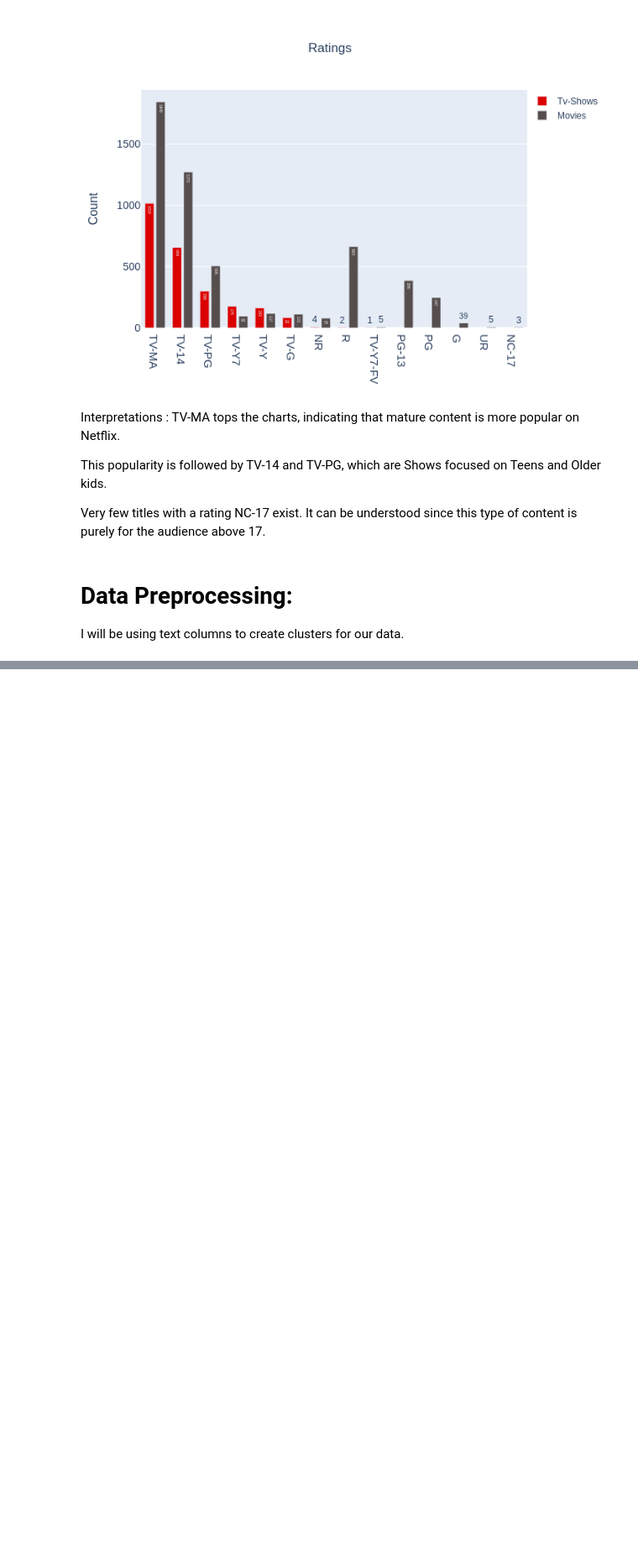
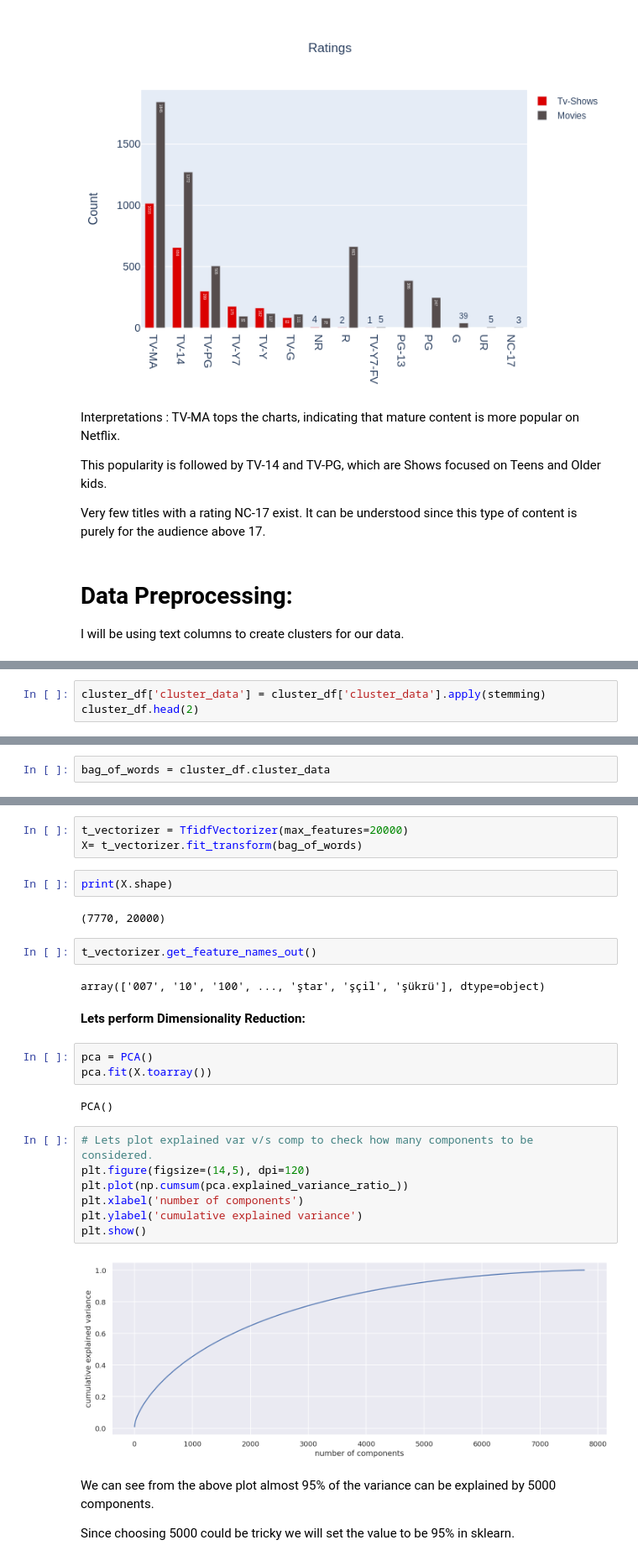
Before and after one commit to Shubhamprasad1995/NETFLIX-MOVIES-AND-TV-SHOWS-CLUSTERING, a Jupyter notebook: NETFLIX_MOVIES_AND_TV_SHOWS_CLUSTERING.ipynb, the cells around one changed output, grey strips where cells are left out. Shown at 84% size. Drawn from its saved outputs; the diff is of its cells as text; blank space fills up the shorter version.

```diff
--- a/NETFLIX_MOVIES_AND_TV_SHOWS_CLUSTERING.ipynb
+++ b/NETFLIX_MOVIES_AND_TV_SHOWS_CLUSTERING.ipynb
@@ -855,0 +915,3 @@ I will be using text columns to create clusters for our data.
+# %%
+cluster_df['cluster_data'] = cluster_df['cluster_data'].apply(stemming)
+cluster_df.head(2)
@@ -855,0 +923,2 @@ I will be using text columns to create clusters for our data.
+# %%
+bag_of_words = cluster_df.cluster_data
@@ -855,0 +927,31 @@ I will be using text columns to create clusters for our data.
+# %%
+t_vectorizer = TfidfVectorizer(max_features=20000)
+X= t_vectorizer.fit_transform(bag_of_words)
+# %%
+print(X.shape)
+# %% [output]
+(7770, 20000)
+# %%
+t_vectorizer.get_feature_names_out()
+# %% [output]
+array(['007', '10', '100', ..., 'ştar', 'şçil', 'şükrü'], dtype=object)
+# %% [markdown]
+**Lets perform Dimensionality Reduction:**
+# %%
+pca = PCA()
+pca.fit(X.toarray())
+# %% [output]
+PCA()
+# %%
+# Lets plot explained var v/s comp to check how many components to be considered.
+plt.figure(figsize=(14,5), dpi=120)
+plt.plot(np.cumsum(pca.explained_variance_ratio_))
+plt.xlabel('number of components')
+plt.ylabel('cumulative explained variance')
+plt.show()
+# %% [output]
+[figure, added]
+# %% [markdown]
+We can see from the above plot almost 95% of the variance can be explained by 5000 components.
+
+Since choosing 5000 could be tricky we will set the value to be 95% in sklearn.
```
Also changed, not shown: parts of 23 cells of this notebook.
